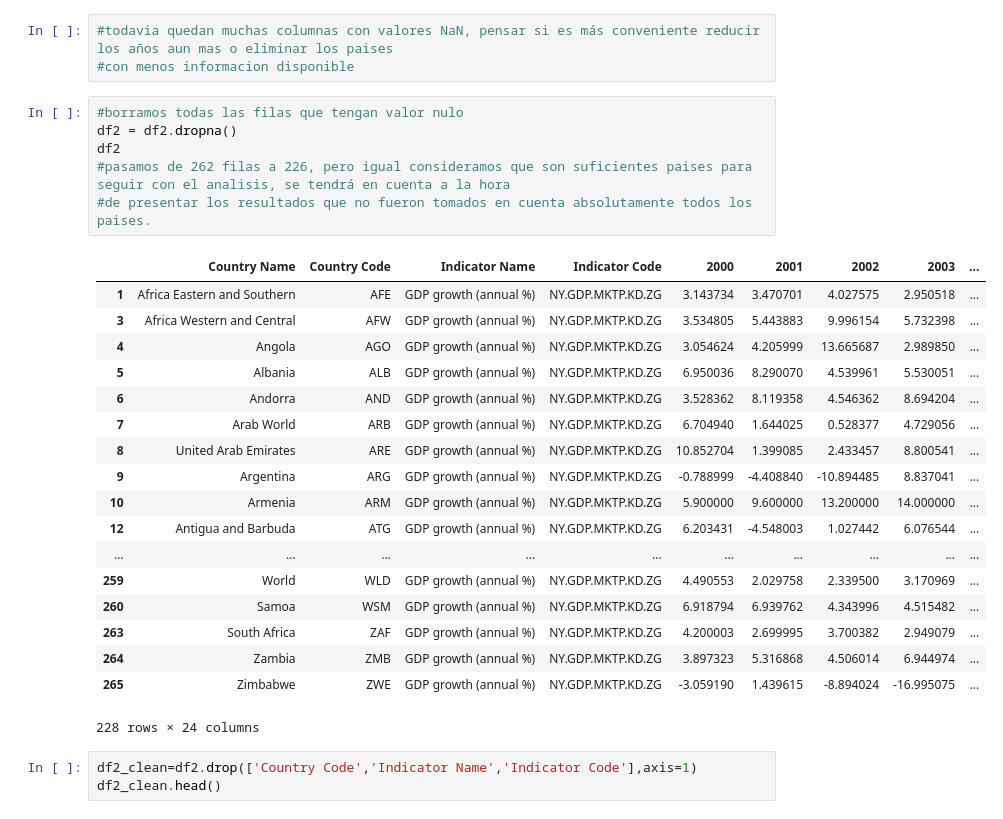
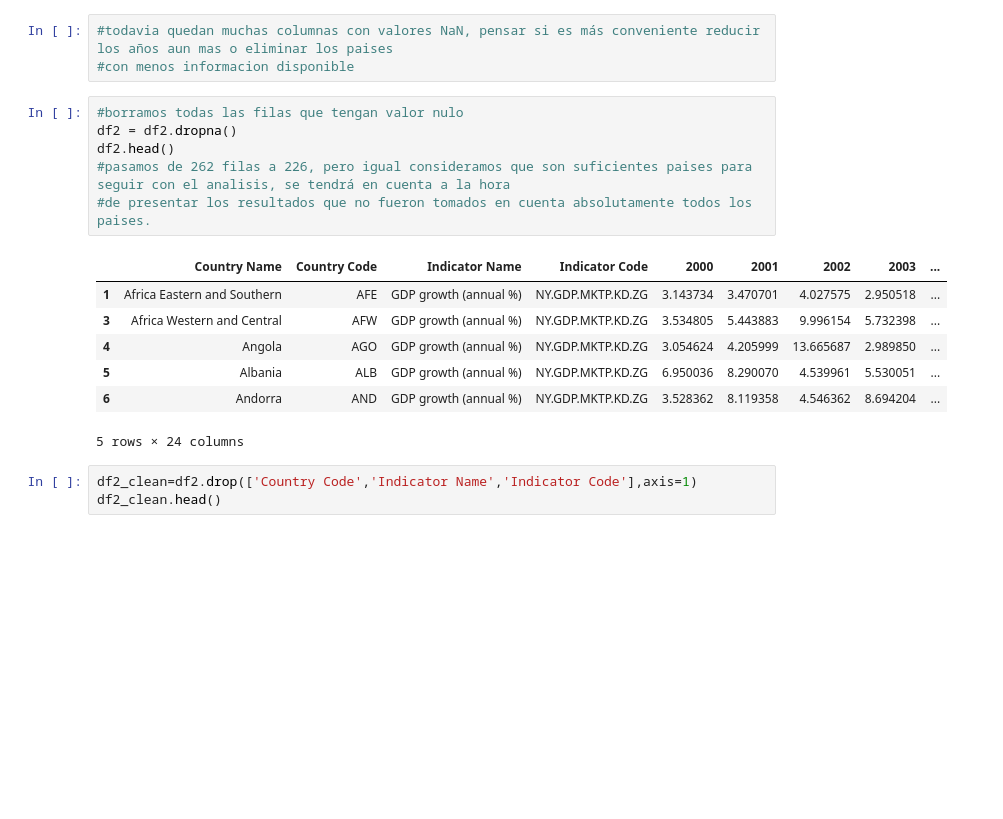
Before and after one commit to proyecto-analitica-empresarial/Entrega, a Jupyter notebook: Analitica_empresarial_Copy1.ipynb, the cells around one changed output. Saved outputs shown, nothing was run; the diff lists cells and outputs as text; blank space fills up the shorter version.

```diff
--- a/Analitica_empresarial_Copy1.ipynb
+++ b/Analitica_empresarial_Copy1.ipynb
@@ -444,28 +450,17 @@ dtype: int64
 # %%
 #borramos todas las filas que tengan valor nulo
 df2 = df2.dropna()
-df2
+df2.head()
 #pasamos de 262 filas a 226, pero igual consideramos que son suficientes paises para seguir con el analisis, se tendrá en cuenta a la hora
 #de presentar los resultados que no fueron tomados en cuenta absolutamente todos los paises.
 # %% [output]
 |  | Country Name | Country Code | Indicator Name | Indicator Code | 2000 | 2001 | 2002 | 2003 | ... |
 | 1 | Africa Eastern and Southern | AFE | GDP growth (annual %) | NY.GDP.MKTP.KD.ZG | 3.143734 | 3.470701 | 4.027575 | 2.950518 | ... |
 | 3 | Africa Western and Central | AFW | GDP growth (annual %) | NY.GDP.MKTP.KD.ZG | 3.534805 | 5.443883 | 9.996154 | 5.732398 | ... |
 | 4 | Angola | AGO | GDP growth (annual %) | NY.GDP.MKTP.KD.ZG | 3.054624 | 4.205999 | 13.665687 | 2.989850 | ... |
 | 5 | Albania | ALB | GDP growth (annual %) | NY.GDP.MKTP.KD.ZG | 6.950036 | 8.290070 | 4.539961 | 5.530051 | ... |
 | 6 | Andorra | AND | GDP growth (annual %) | NY.GDP.MKTP.KD.ZG | 3.528362 | 8.119358 | 4.546362 | 8.694204 | ... |
-| 7 | Arab World | ARB | GDP growth (annual %) | NY.GDP.MKTP.KD.ZG | 6.704940 | 1.644025 | 0.528377 | 4.729056 | ... |
-| 8 | United Arab Emirates | ARE | GDP growth (annual %) | NY.GDP.MKTP.KD.ZG | 10.852704 | 1.399085 | 2.433457 | 8.800541 | ... |
-| 9 | Argentina | ARG | GDP growth (annual %) | NY.GDP.MKTP.KD.ZG | -0.788999 | -4.408840 | -10.894485 | 8.837041 | ... |
-| 10 | Armenia | ARM | GDP growth (annual %) | NY.GDP.MKTP.KD.ZG | 5.900000 | 9.600000 | 13.200000 | 14.000000 | ... |
-| 12 | Antigua and Barbuda | ATG | GDP growth (annual %) | NY.GDP.MKTP.KD.ZG | 6.203431 | -4.548003 | 1.027442 | 6.076544 | ... |
-| ... | ... | ... | ... | ... | ... | ... | ... | ... | ... |
-| 259 | World | WLD | GDP growth (annual %) | NY.GDP.MKTP.KD.ZG | 4.490553 | 2.029758 | 2.339500 | 3.170969 | ... |
-| 260 | Samoa | WSM | GDP growth (annual %) | NY.GDP.MKTP.KD.ZG | 6.918794 | 6.939762 | 4.343996 | 4.515482 | ... |
-| 263 | South Africa | ZAF | GDP growth (annual %) | NY.GDP.MKTP.KD.ZG | 4.200003 | 2.699995 | 3.700382 | 2.949079 | ... |
-| 264 | Zambia | ZMB | GDP growth (annual %) | NY.GDP.MKTP.KD.ZG | 3.897323 | 5.316868 | 4.506014 | 6.944974 | ... |
-| 265 | Zimbabwe | ZWE | GDP growth (annual %) | NY.GDP.MKTP.KD.ZG | -3.059190 | 1.439615 | -8.894024 | -16.995075 | ... |
-228 rows × 24 columns
+5 rows × 24 columns
 # %%
 df2_clean=df2.drop(['Country Code','Indicator Name','Indicator Code'],axis=1)
 df2_clean.head()
```
Also changed, not shown: parts of 17 cells of this notebook.
